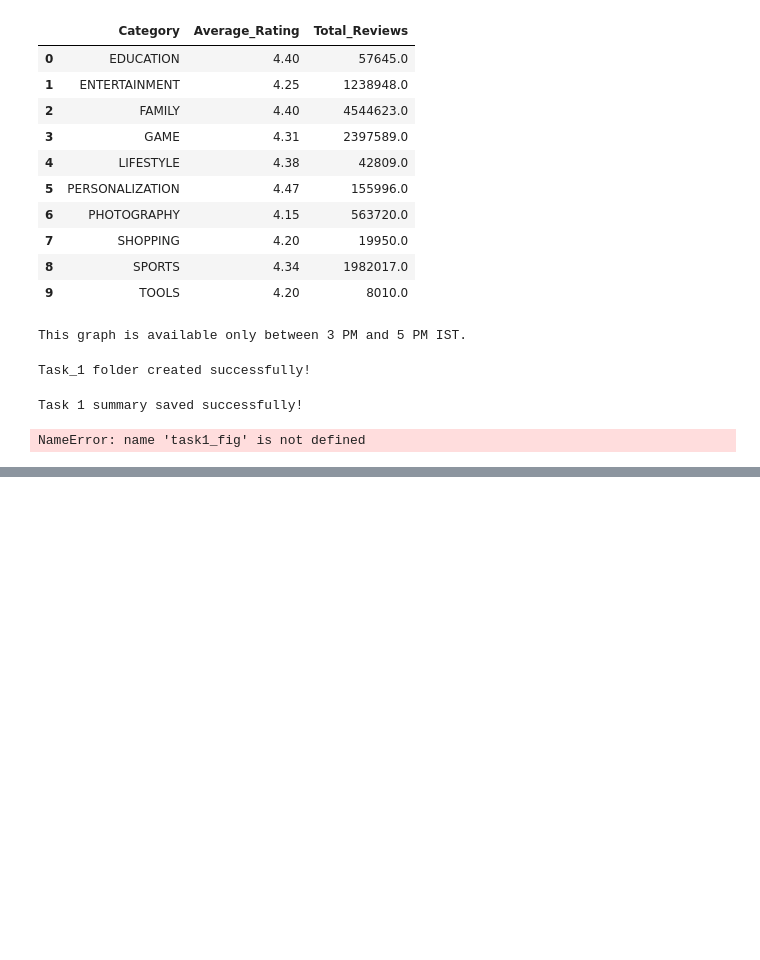
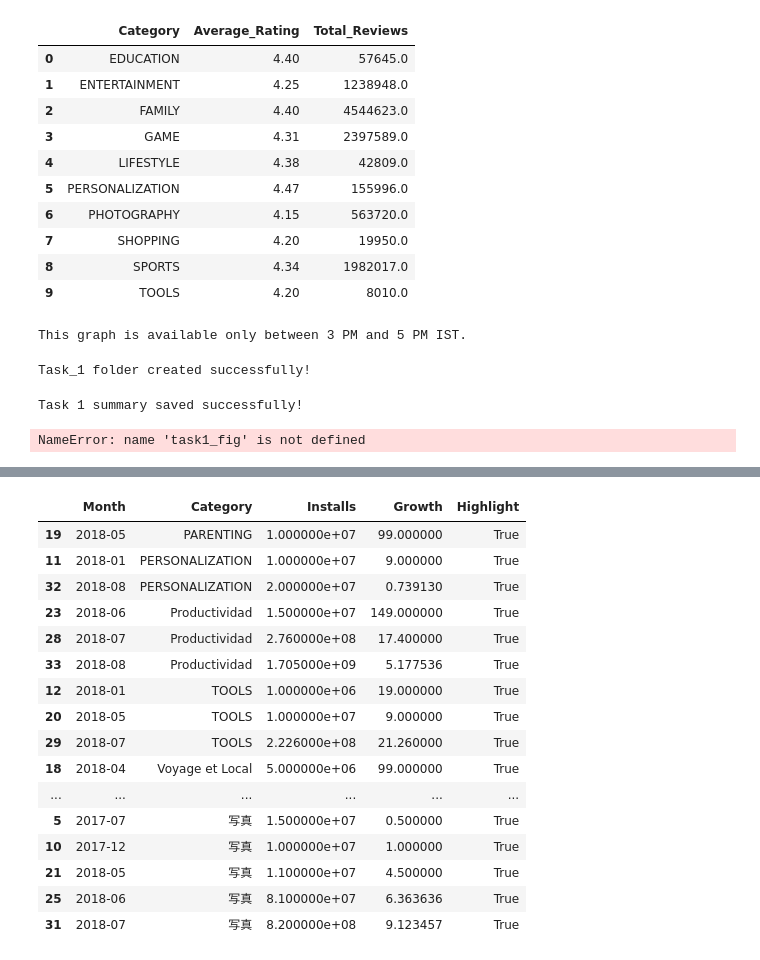
Before and after one commit to prathamesh-1105/Google-Play-Store-Analytics, a Jupyter notebook: notebooks/Google_Play_Store_Analytics.ipynb, the cells around one changed output, grey strips where cells are left out. Saved outputs shown, nothing was run; the diff lists cells and outputs as text; code cells hidden in the pictures; blank space fills up the shorter version.

```diff
--- a/notebooks/Google_Play_Store_Analytics.ipynb
+++ b/notebooks/Google_Play_Store_Analytics.ipynb
@@ -1623,0 +1707,22 @@ print("✅ Task 5 Summary saved successfully!")
+# %%
+monthly_installs[
+    monthly_installs["Highlight"]
+]
+# %% [output]
+|  | Month | Category | Installs | Growth | Highlight |
+| 19 | 2018-05 | PARENTING | 1.000000e+07 | 99.000000 | True |
+| 11 | 2018-01 | PERSONALIZATION | 1.000000e+07 | 9.000000 | True |
+| 32 | 2018-08 | PERSONALIZATION | 2.000000e+07 | 0.739130 | True |
+| 23 | 2018-06 | Productividad | 1.500000e+07 | 149.000000 | True |
+| 28 | 2018-07 | Productividad | 2.760000e+08 | 17.400000 | True |
+| 33 | 2018-08 | Productividad | 1.705000e+09 | 5.177536 | True |
+| 12 | 2018-01 | TOOLS | 1.000000e+06 | 19.000000 | True |
+| 20 | 2018-05 | TOOLS | 1.000000e+07 | 9.000000 | True |
+| 29 | 2018-07 | TOOLS | 2.226000e+08 | 21.260000 | True |
+| 18 | 2018-04 | Voyage et Local | 5.000000e+06 | 99.000000 | True |
+| ... | ... | ... | ... | ... | ... |
+| 5 | 2017-07 | 写真 | 1.500000e+07 | 0.500000 | True |
+| 10 | 2017-12 | 写真 | 1.000000e+07 | 1.000000 | True |
+| 21 | 2018-05 | 写真 | 1.100000e+07 | 4.500000 | True |
+| 25 | 2018-06 | 写真 | 8.100000e+07 | 6.363636 | True |
+| 31 | 2018-07 | 写真 | 8.200000e+08 | 9.123457 | True |
```
Also changed, not shown: parts of 32 cells of this notebook, 5 other files.
